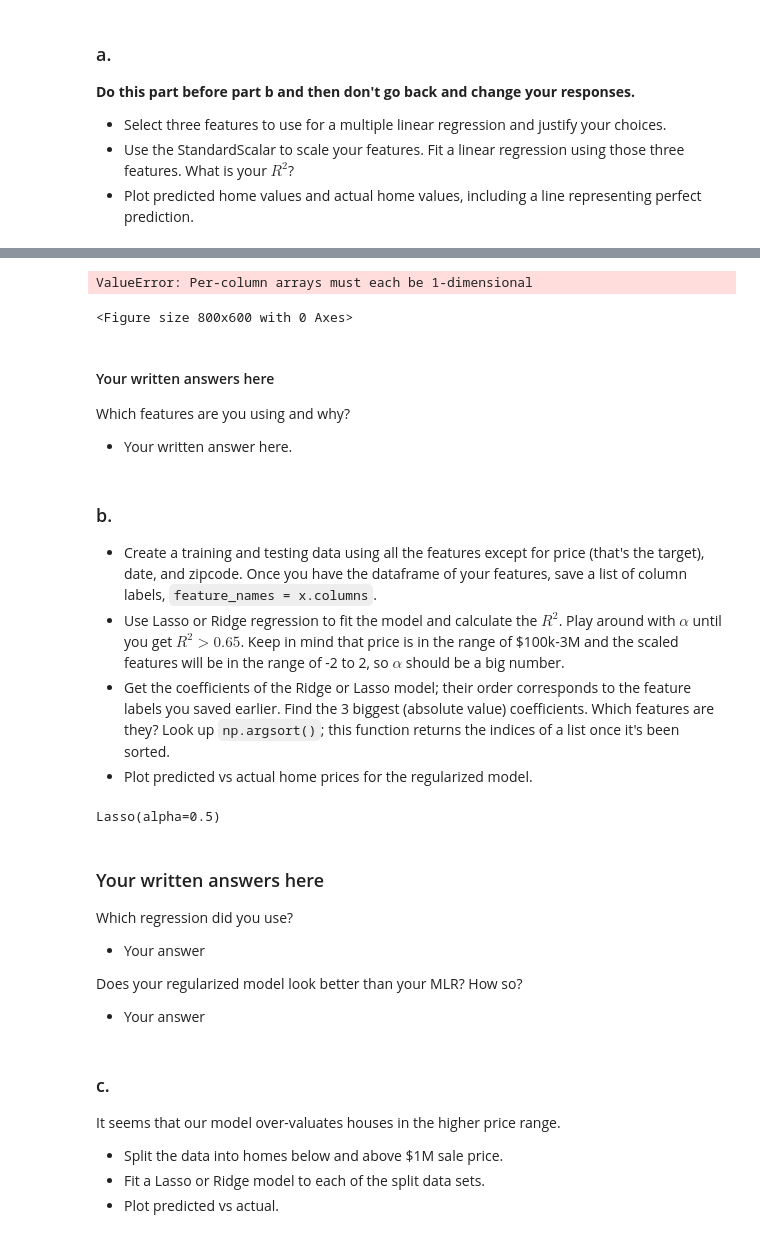
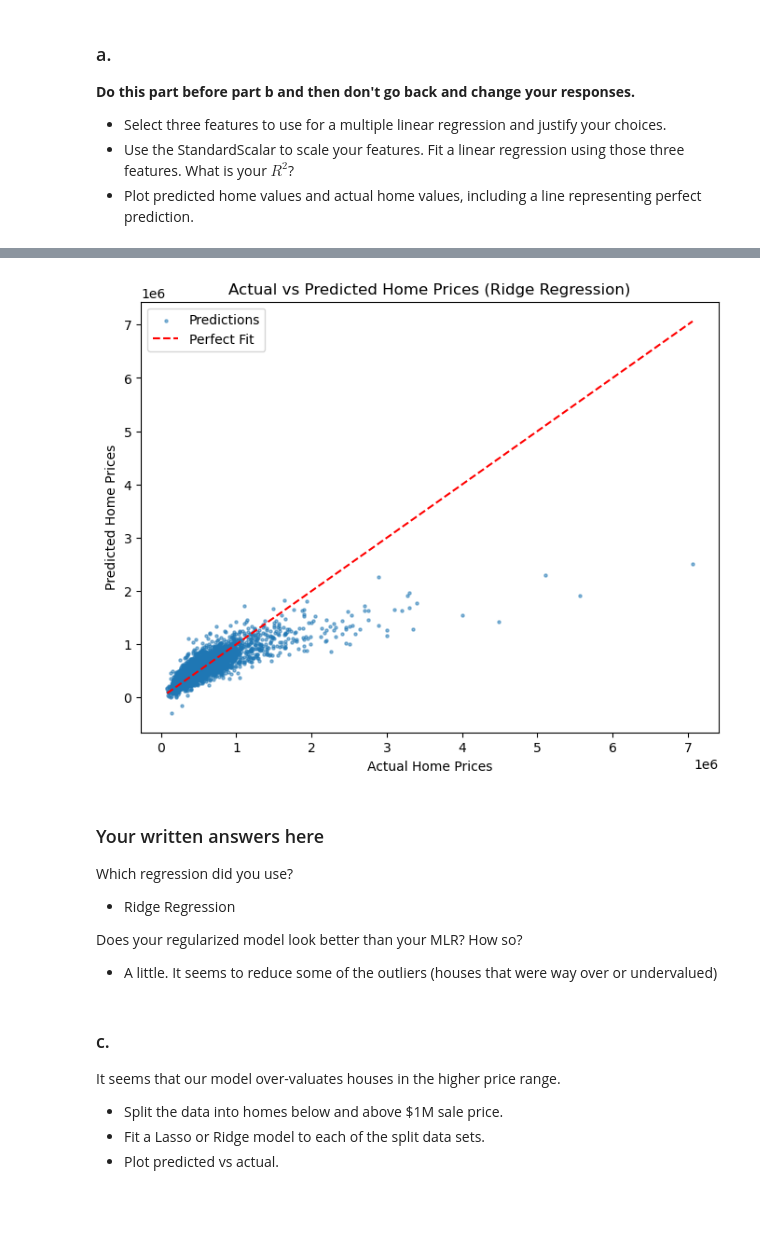
Before and after one commit to GettysburgDataScience/ps1-linear-regression-Reidhnorton, a Jupyter notebook: PS1.ipynb, the cells around one changed output, grey strips where cells are left out. Cells and saved outputs as stored; diff of their text form; code cells hidden in the pictures; blank space fills up the shorter version.

````diff
--- a/PS1.ipynb
+++ b/PS1.ipynb
@@ -307,0 +318,23 @@ array([[536584.48204281],
+# %%
+from sklearn.linear_model import Ridge
+
+y = housing_df[['price']]
+X = housing_df.drop(columns = ['price', 'zipcode', 'date'])
+feature_names = X.columns
+
+X_train, X_test, y_train, y_test = train_test_split(X, y, test_size=0.2)
+ss = StandardScaler()
+X_scaled_train = ss.fit_transform(X_train)
+X_scaled_test = ss.transform(X_test)
+
+
+alpha = 10000
+model_ridge = Ridge(alpha=alpha)
+model_ridge.fit(X_scaled_train, y_train)
+
+# Calculate R^2
+R2_train = model_ridge.score(X_scaled_train, y_train)
+R2_test = model_ridge.score(X_scaled_test, y_test)
+
+print(f'R2_train: {R2_train:.2f}')
+print(f'R2_test: {R2_test:.2f}')
@@ -308,49 +367,24 @@ array([[536584.48204281],
 # %%
+y_pred_train_ridge = model_ridge.predict(X_scaled_train)
+y_pred_test_ridge = model_ridge.predict(X_scaled_test)
+
 plt.figure(figsize=(8, 6))
-sns.scatterplot(x=y_test, y=y_pred, alpha=0.6)  # Scatter plot of actual vs. predicted
-plt.plot([y_test.min(), y_test.max()], [y_test.min(), y_test.max()], 'r--', lw=2)  # 45-degree line
-
-# Labels and title
-plt.xlabel("Actual Prices")
-plt.ylabel("Predicted Prices")
-plt.title("Actual vs Predicted Prices")
-
+plt.scatter(y_test, y_pred_test_ridge, alpha=0.5, label="Predictions", s=5)
+plt.plot([min(y_test['price']), max(y_test['price'])], [min(y_test['price']), max(y_test['price'])], color='red', label="Perfect Fit", linestyle = '--')
+plt.xlabel("Actual Home Prices")
+plt.ylabel("Predicted Home Prices")
+plt.title("Actual vs Predicted Home Prices (Ridge Regression)")
+plt.legend()
 plt.show()
 # %% [output]
-ValueError: Per-column arrays must each be 1-dimensional
-<Figure size 800x600 with 0 Axes>
+[figure, added]
-# %% [markdown]
-#### Your written answers here
-Which features are you using and why?
-
- - Your written answer here.
-# %% [markdown]
-### b.
-- Create a training and testing data using all the features except for price (that's the target), date, and zipcode. Once you have the dataframe of your features, save a list of column labels, ```feature_names = x.columns```.
-- Use Lasso or Ridge regression to fit the model and calculate the $R^2$. Play around with $\alpha$ until you get $R^2 > 0.65$. Keep in mind that price is in the range of \$100k-3M and the scaled features will be in the range of -2 to 2, so $\alpha$ should be a big number.
-- Get the coefficients of the Ridge or Lasso model; their order corresponds to the feature labels you saved earlier. Find the 3 biggest (absolute value) coefficients. Which features are they? Look up ```np.argsort()```; this function returns the indices of a list once it's been sorted.
-- Plot predicted vs actual home prices for the regularized model.
-# %%
-from sklearn.linear_model import Lasso
-
-y = housing_df[['price']]
-X = housing_df.drop(columns = ['price'])
-
-X_train, X_test, y_train, y_test = train_test_split(X, y, test_size=0.2)
-ss = StandardScaler()
-
-#missing steps
-model_lasso = Lasso(alpha = 0.5)
-model_lasso.fit(X_scaled_train, y_train)
-# %% [output]
-Lasso(alpha=0.5)
 # %% [markdown]
 ### Your written answers here
 Which regression did you use?
- - Your answer
+ - Ridge Regression
 
 Does your regularized model look better than your MLR? How so?
- - Your answer
+ - A little. It seems to reduce some of the outliers (houses that were way over or undervalued)
 # %% [markdown]
 ### c.
 It seems that our model over-valuates houses in the higher price range.
````
Also changed, not shown: parts of 25 cells of this notebook.
